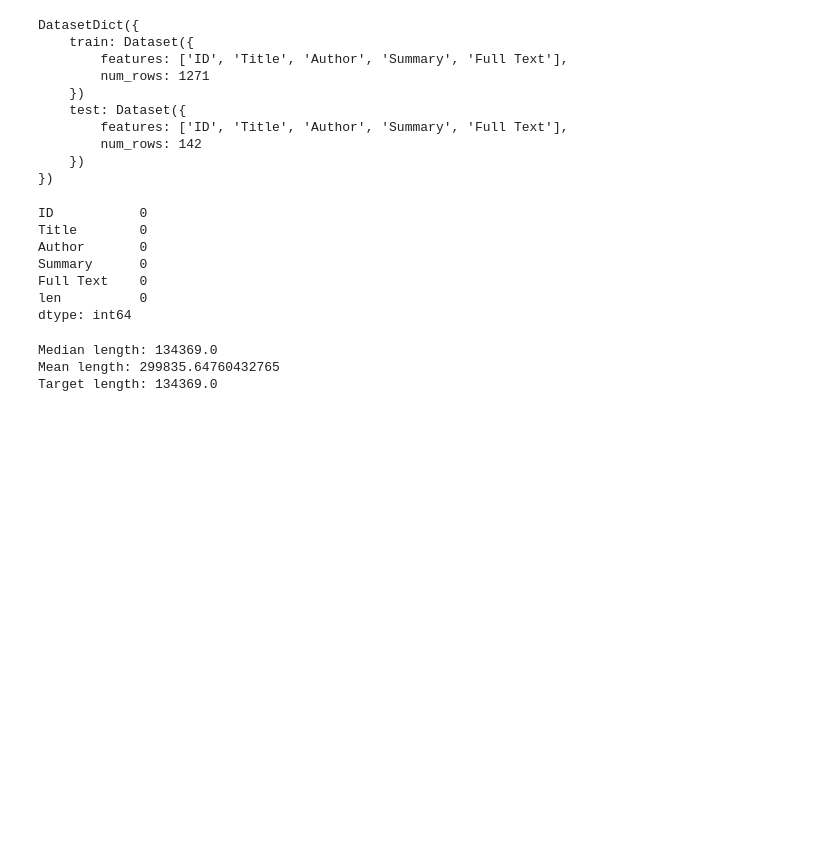
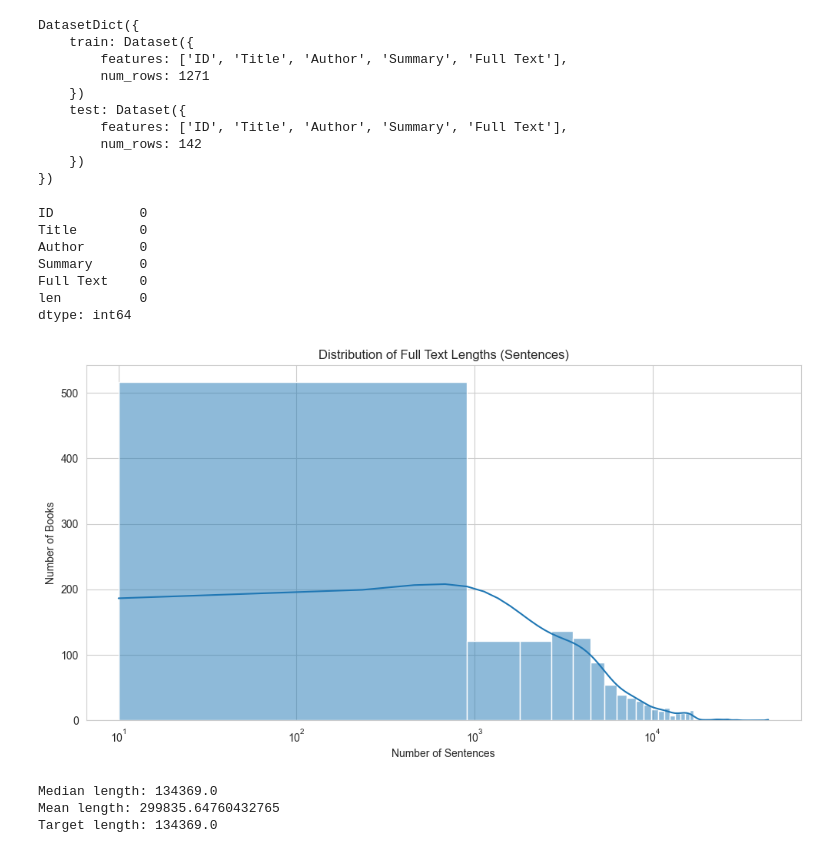
Before and after one commit to xendalm/illustory, a Jupyter notebook: notebooks/books_eda.ipynb, the cells around one changed output. Drawn from its saved outputs; the diff is of its cells as text; code cells hidden in the pictures; blank space fills up the shorter version.

```diff
--- a/notebooks/books_eda.ipynb
+++ b/notebooks/books_eda.ipynb
@@ -33,6 +33,26 @@ Summary      0
 Full Text    0
 len          0
 dtype: int64
+# %%
+from razdel import sentenize
+
+df['num_sentences'] = df['Full Text'].apply(lambda x: len(list(sentenize(x))))
+# %%
+import matplotlib.pyplot as plt
+
+import seaborn as sns
+
+sns.set_style("whitegrid")
+# %%
+plt.figure(figsize=(12, 6))
+sns.histplot(df['num_sentences'], bins=50, kde=True)
+plt.title('Distribution of Full Text Lengths (Sentences)')
+plt.xlabel('Number of Sentences')
+plt.ylabel('Number of Books')
+plt.xscale('log')
+plt.show()
+# %% [output]
+[figure, added]
 # %%
 df = (
     df.assign(author_books=lambda d: d['Author'].map(d['Author'].value_counts()))
```
Also changed, not shown: parts of 1 cell of this notebook, 1 other file.
